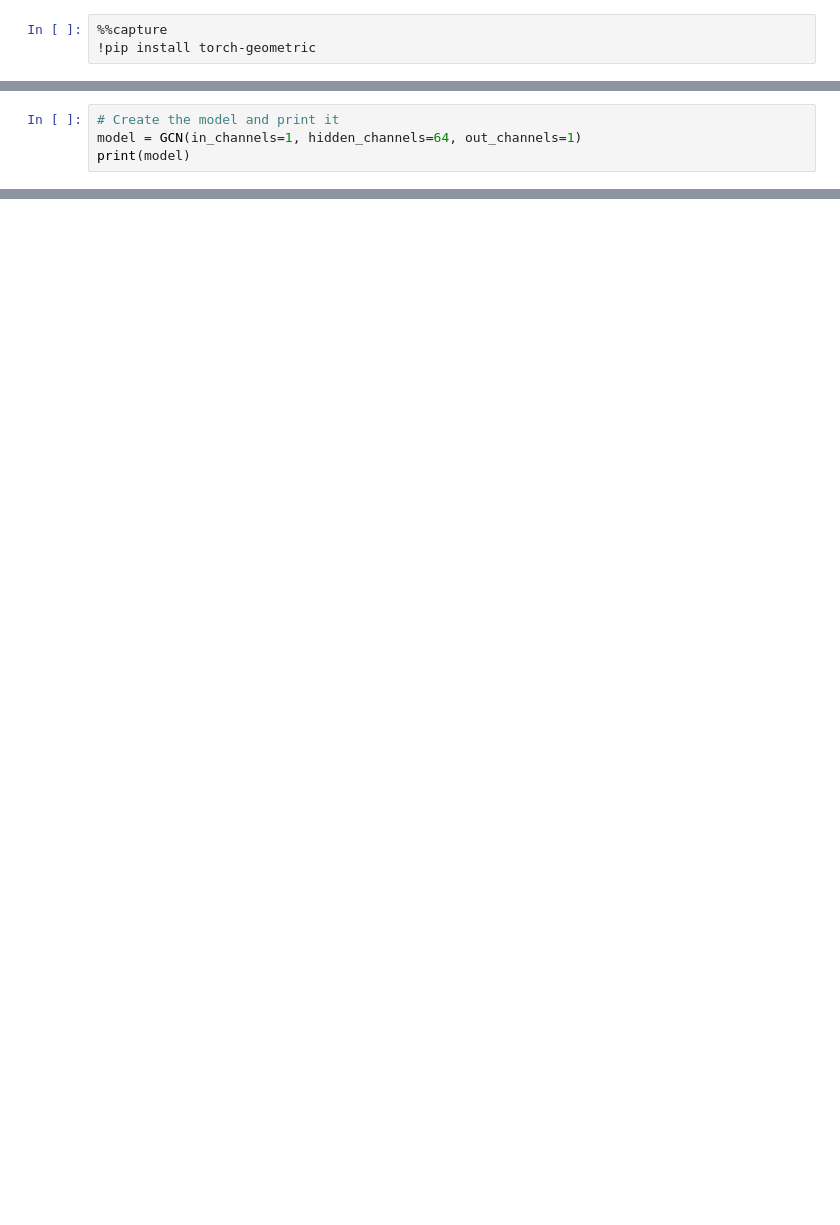
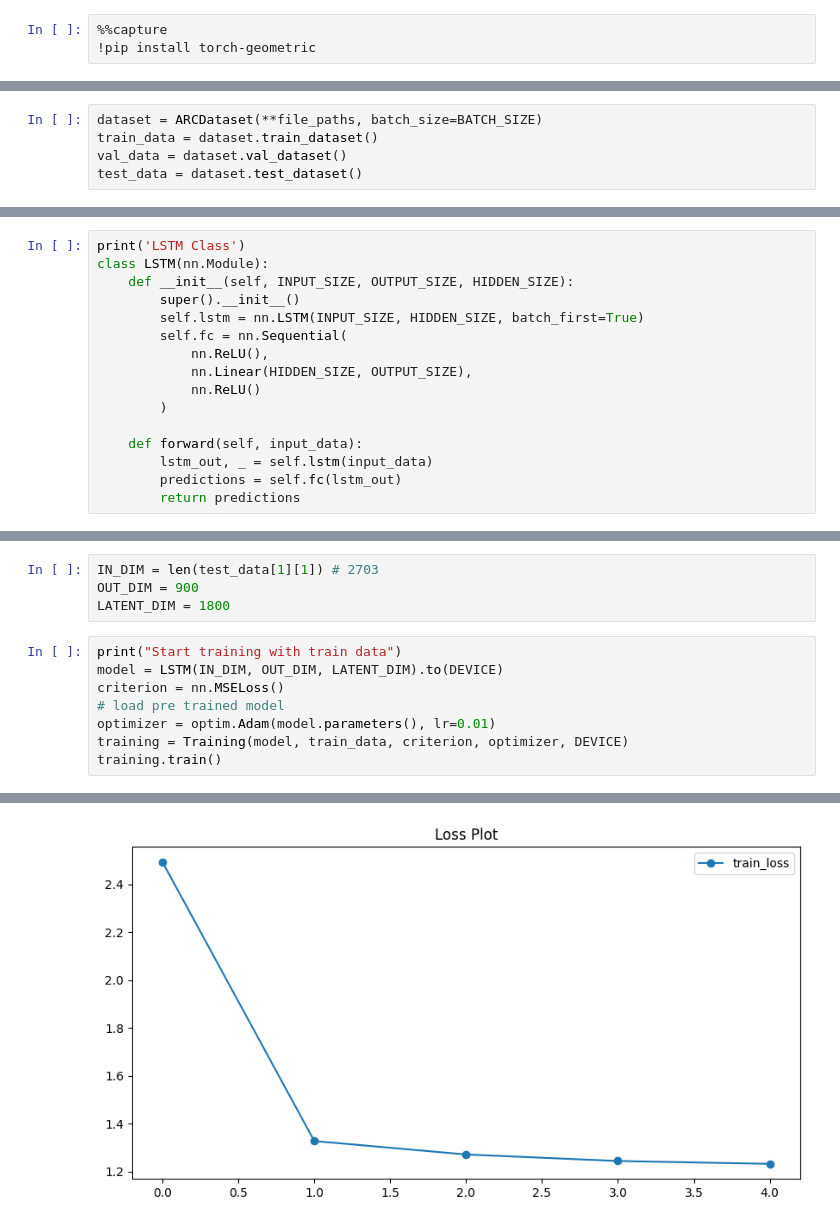
Before and after one commit to rageh-ai/ARC-ML-Challenge, a Jupyter notebook: notebook.ipynb, the cells around one changed output, grey strips where cells are left out. Drawn from its saved outputs; the diff is of its cells as text; blank space fills up the shorter version.

```diff
--- a/notebook.ipynb
+++ b/notebook.ipynb
@@ -169,4 +17,0 @@ class GCN(nn.Module):
-# %%
-# Create the model and print it
-model = GCN(in_channels=1, hidden_channels=64, out_channels=1)
-print(model)
@@ -223,0 +131,5 @@ with torch.no_grad():
+# %%
+dataset = ARCDataset(**file_paths, batch_size=BATCH_SIZE)
+train_data = dataset.train_dataset()
+val_data = dataset.val_dataset()
+test_data = dataset.test_dataset()
@@ -223,0 +140,16 @@ with torch.no_grad():
+# %%
+print('LSTM Class')
+class LSTM(nn.Module):
+    def __init__(self, INPUT_SIZE, OUTPUT_SIZE, HIDDEN_SIZE):
+        super().__init__()
+        self.lstm = nn.LSTM(INPUT_SIZE, HIDDEN_SIZE, batch_first=True)
+        self.fc = nn.Sequential(
+            nn.ReLU(),
+            nn.Linear(HIDDEN_SIZE, OUTPUT_SIZE),
+            nn.ReLU()
+        )
+
+    def forward(self, input_data):
+        lstm_out, _ = self.lstm(input_data)
+        predictions = self.fc(lstm_out)
+        return predictions
@@ -223,0 +233,13 @@ with torch.no_grad():
+# %%
+IN_DIM = len(test_data[1][1]) # 2703
+OUT_DIM = 900
+LATENT_DIM = 1800
+# %%
+print("Start training with train data")
+model = LSTM(IN_DIM, OUT_DIM, LATENT_DIM).to(DEVICE)
+criterion = nn.MSELoss()
+# load pre trained model
+optimizer = optim.Adam(model.parameters(), lr=0.01)
+training = Training(model, train_data, criterion, optimizer, DEVICE)
+training.train()
+# %% [output]
@@ -223,0 +248 @@ with torch.no_grad():
+[figure, added]
```
Also changed, not shown: parts of 30 cells of this notebook.
